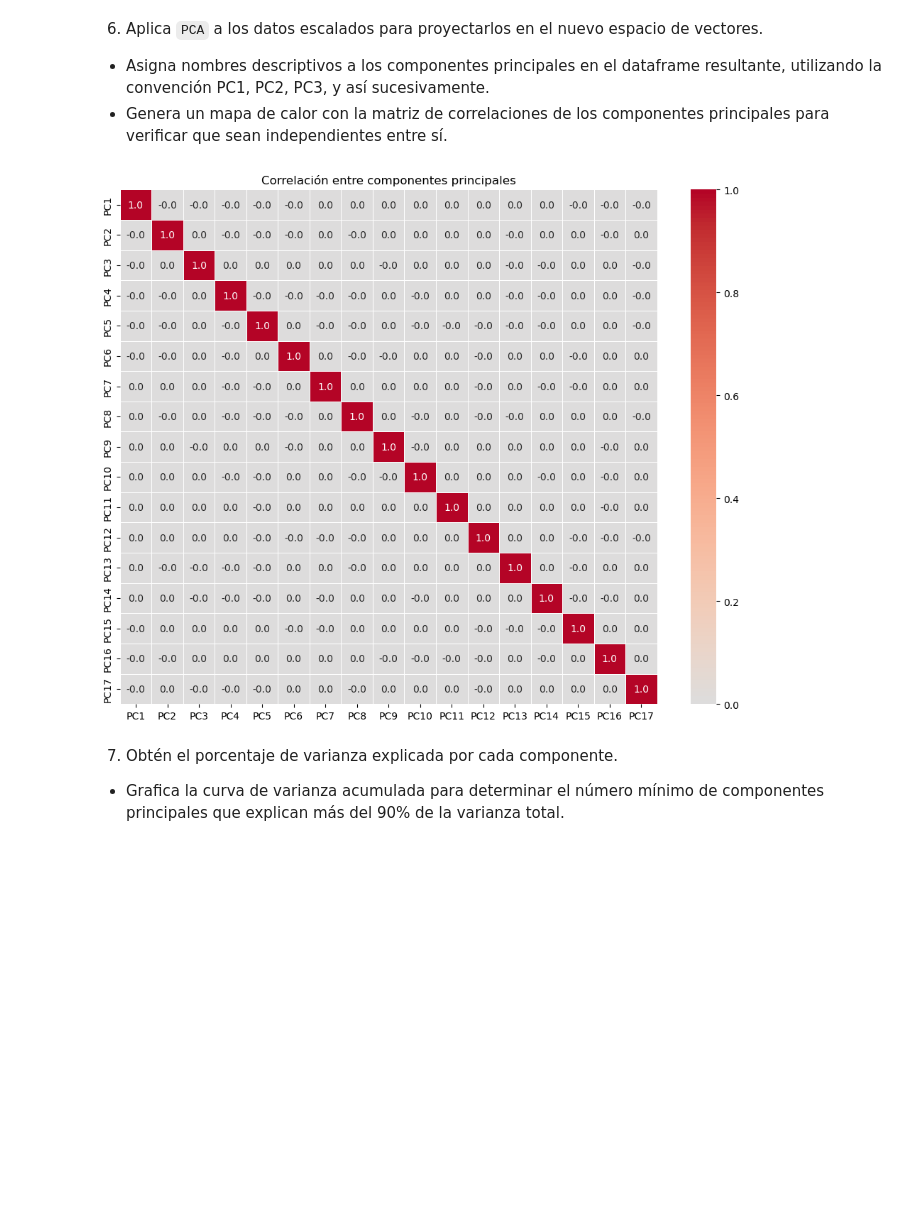
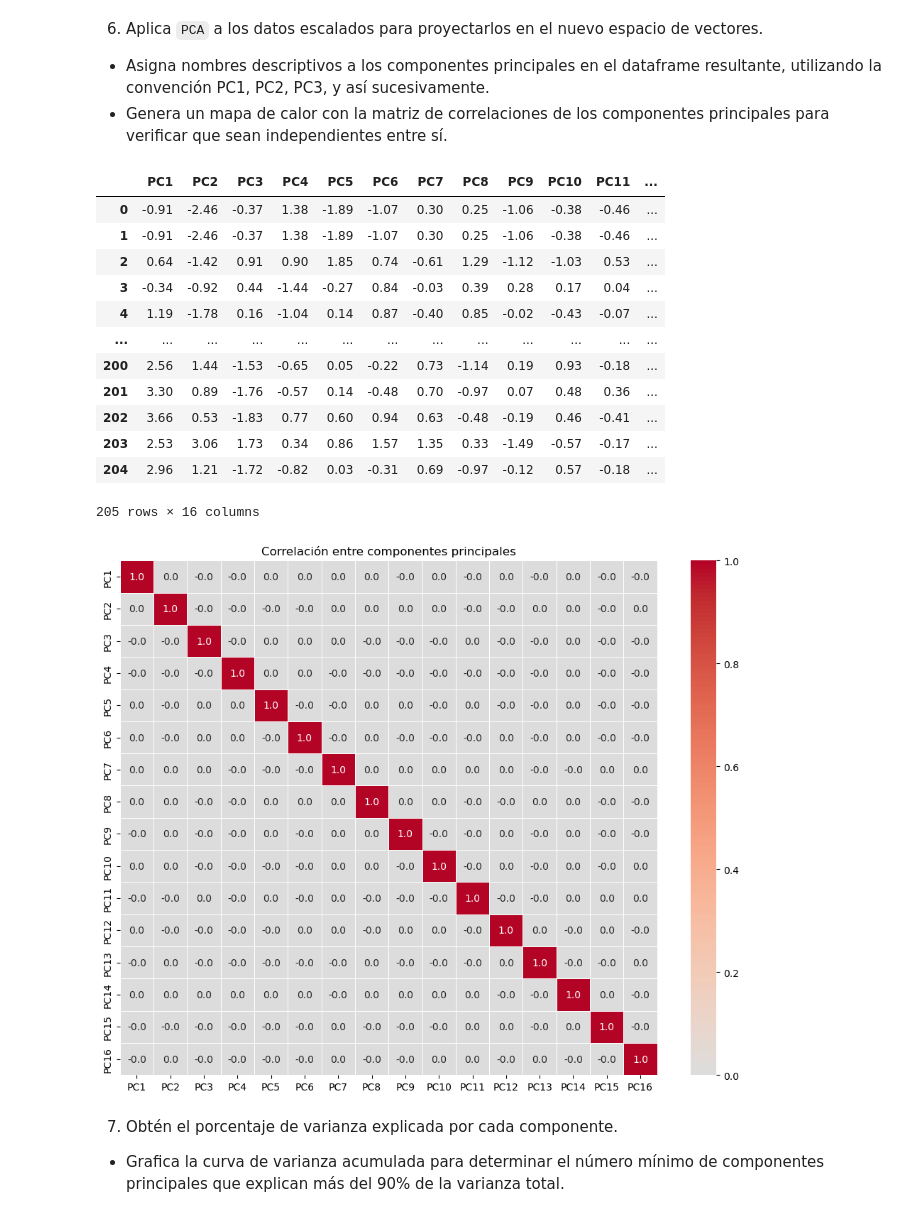
Before and after one commit to Dromeroc19/Tec_ENA, a Jupyter notebook: Ciencia y Analitica de Datos/7.1_PCA.ipynb, the cells around one changed output. Drawn from its saved outputs; the diff is of its cells as text; code cells hidden in the pictures; blank space fills up the shorter version.

```diff
--- a/Ciencia y Analitica de Datos/7.1_PCA.ipynb
+++ b/Ciencia y Analitica de Datos/7.1_PCA.ipynb
@@ -380,7 +434,7 @@ En el análisis de correlación se observa que existen muchos pares de variables
 PCA está diseñado principalmente para variables numéricas y funciona encontrando combinaciones lineales de las variables originales que capturan la mayor varianza en los datos. Normalmente se recomienda eliminar las variables categóricas antes de aplicar PCA y luego concatenarlas nuevamente con los resultados de PCA si se desea.
 # %%
 y = cars_df['price'].copy()
-X = cars_df[num_cols].copy()
+X = cars_df[num_cols].drop(columns=["price"]).copy()
 
 
 #Analisis de las variables con nulos
@@ -397,7 +451,7 @@ for col in ['normalized_losses', 'bore', 'stroke', 'horsepower', 'peak_rpm']:
 resumen_df = pd.DataFrame(resumen).set_index('variable')
 print(resumen_df.round(2))
 
-#Apricamos mediana a las variables con muchos outliers o con alto sesgo y curtosis
+#Aplicamos mediana a las variables con muchos outliers o con alto sesgo y curtosis
 imputer = SimpleImputer(strategy = 'median')
 X[['stroke', 'horsepower']] = imputer.fit_transform(X[['stroke', 'horsepower']])
 
@@ -409,6 +463,8 @@ X[['normalized_losses', 'bore', 'peak_rpm']] = imputer.fit_transform(X[['normali
 #Escalado
 scaler = StandardScaler()
 X = pd.DataFrame(scaler.fit_transform(X), columns = X.columns)
+print('\nEstadísticas luego de escalado:')
+X.describe().round(2).T[["mean", "std", "min", "max"]]
 # %% [output]
                    nulos  outliers  skew  kurt
 variable
@@ -424,18 +505,31 @@ peak_rpm               2         2  0.07  0.06
 # %%
 pca = PCA()
 x_projected = pca.fit_transform(X)
 cols_pca = [f'PC{i+1}' for i in range(x_projected.shape[1])]
 x_projected = pd.DataFrame(x_projected, columns = cols_pca)
-x_projected
+display(x_projected.round(2))
 
 fig, ax = plt.subplots(figsize = (10, 8))
 sns.heatmap(x_projected.corr().round(1), annot=True, fmt='.1f',
             cmap='coolwarm', center = 0, linewidths = 0.5, ax=ax)
 ax.set_title('Correlación entre componentes principales')
 plt.tight_layout()
 plt.show()
 # %% [output]
+|  | PC1 | PC2 | PC3 | PC4 | PC5 | PC6 | PC7 | PC8 | PC9 | PC10 | PC11 | ... |
+| 0 | -0.91 | -2.46 | -0.37 | 1.38 | -1.89 | -1.07 | 0.30 | 0.25 | -1.06 | -0.38 | -0.46 | ... |
+| 1 | -0.91 | -2.46 | -0.37 | 1.38 | -1.89 | -1.07 | 0.30 | 0.25 | -1.06 | -0.38 | -0.46 | ... |
+| 2 | 0.64 | -1.42 | 0.91 | 0.90 | 1.85 | 0.74 | -0.61 | 1.29 | -1.12 | -1.03 | 0.53 | ... |
+| 3 | -0.34 | -0.92 | 0.44 | -1.44 | -0.27 | 0.84 | -0.03 | 0.39 | 0.28 | 0.17 | 0.04 | ... |
+| 4 | 1.19 | -1.78 | 0.16 | -1.04 | 0.14 | 0.87 | -0.40 | 0.85 | -0.02 | -0.43 | -0.07 | ... |
+| ... | ... | ... | ... | ... | ... | ... | ... | ... | ... | ... | ... | ... |
+| 200 | 2.56 | 1.44 | -1.53 | -0.65 | 0.05 | -0.22 | 0.73 | -1.14 | 0.19 | 0.93 | -0.18 | ... |
+| 201 | 3.30 | 0.89 | -1.76 | -0.57 | 0.14 | -0.48 | 0.70 | -0.97 | 0.07 | 0.48 | 0.36 | ... |
+| 202 | 3.66 | 0.53 | -1.83 | 0.77 | 0.60 | 0.94 | 0.63 | -0.48 | -0.19 | 0.46 | -0.41 | ... |
+| 203 | 2.53 | 3.06 | 1.73 | 0.34 | 0.86 | 1.57 | 1.35 | 0.33 | -1.49 | -0.57 | -0.17 | ... |
+| 204 | 2.96 | 1.21 | -1.72 | -0.82 | 0.03 | -0.31 | 0.69 | -0.97 | -0.12 | 0.57 | -0.18 | ... |
+205 rows × 16 columns
-[figure, old version]
+[figure, new version]
 # %% [markdown]
 7. Obtén el porcentaje de varianza explicada por cada componente.
 * Grafica la curva de varianza acumulada para determinar el número mínimo de componentes principales que explican más del 90% de la varianza total.
```
Also changed, not shown: parts of 23 cells of this notebook, 7 other files.
